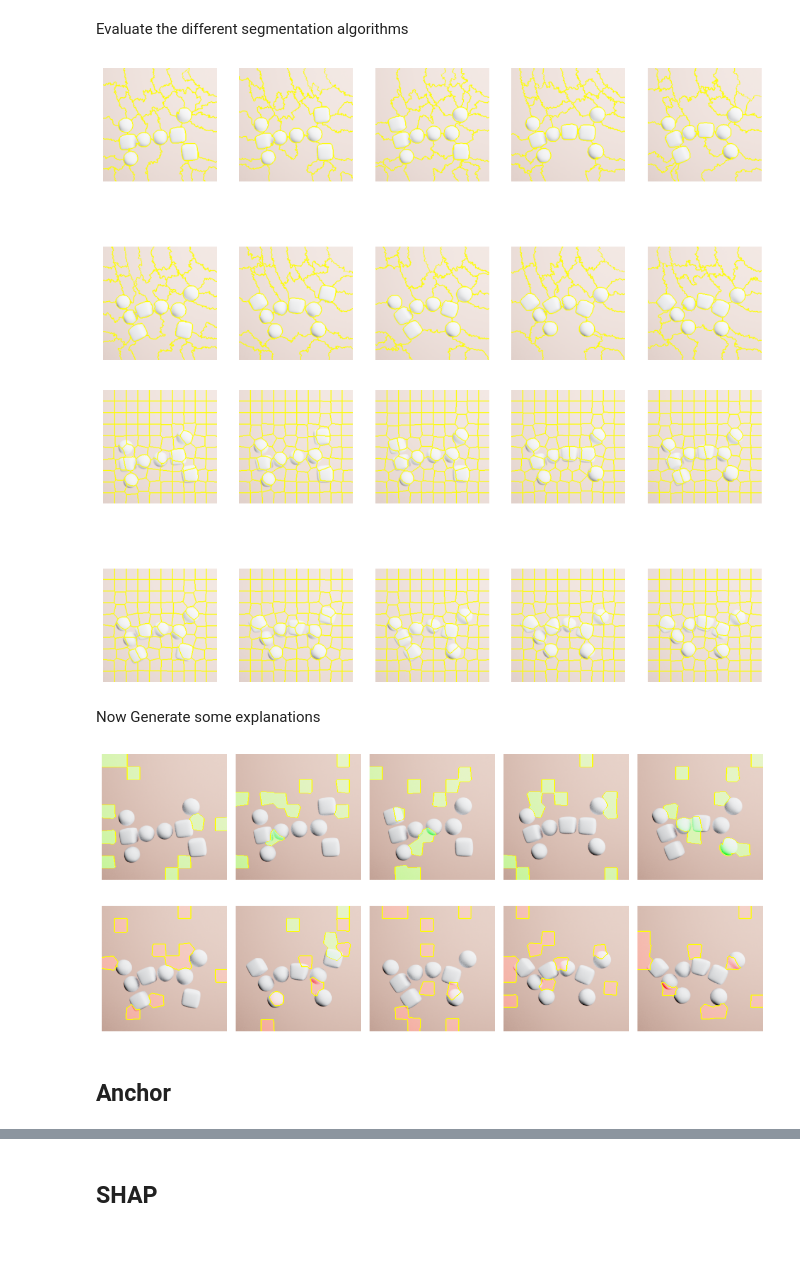
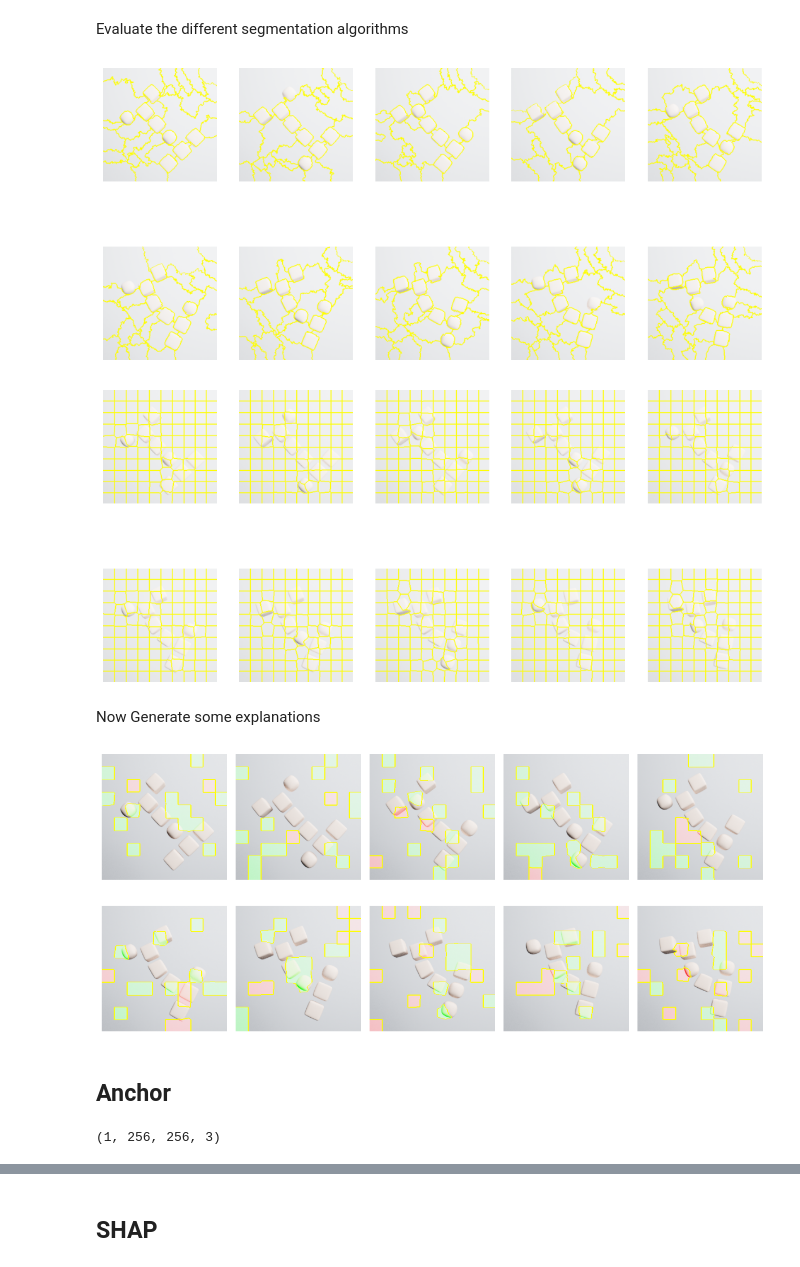
Before and after one commit to davidsjohnson/blockies-xai, a Jupyter notebook: simple_blockies_xai.ipynb, the cells around one changed output, grey strips where cells are left out. Drawn from its saved outputs; the diff is of its cells as text; code cells hidden in the pictures.

Commit message:
Updates to XAI Experiments

```diff
--- a/simple_blockies_xai.ipynb
+++ b/simple_blockies_xai.ipynb
@@ -396,7 +392,7 @@ for i, img in enumerate(notill_imgs):
 for i, img in enumerate(ill_imgs):
     axes[1, i].imshow(img)
     axes[1, i].axis('off')
-    axes[1, i].set_title(f'Ill - Bending: {ill_samples.iloc[i].arm_position:.2f}')
+    axes[1, i].set_title(f'Ill - Bending: {ill_samples.iloc[i].bending:.2f}')
 plt.tight_layout()
 plt.show()
 # %% [output]
@@ -438,4 +406,17 @@ xai_exp_subset
 # %%
+# sample a blocky from the main xai dataset
+bid = xai_df.sample(1, random_state=random_state+2).id.values[0]
+print(f"Blocky ID: {bid}")
+
+# load the corresponding set of blockies (features and images) from the experimental dataset
+# these are the bending examples with progressive bending
+
+xai_exp_subset = utils.get_progressive_blockies(bid, xai_exp_df, feature_name='bending')
+paths = xai_exp_subset.filename.apply(lambda x: ds_dir / 'xai_experimental' / x)
+xai_exp_imgs = utils.load_imgs(paths)
+
+display(xai_exp_subset[['obj_name', 'ill'] +imp_features])
+
 # bend threshold is 0.2 for determining ill samples
 axes = plt.subplots(2, 5, figsize=(12.5, 6))[1]
 for i, ((idx, row), img, ax) in enumerate(zip(xai_exp_subset.iterrows(), xai_exp_imgs, axes.flatten())):
@@ -448,4 +429,8 @@ for i, ((idx, row), img, ax) in enumerate(zip(xai_exp_subset.iterrows(), xai_exp
 
     ax.axis('off')
     ax.set_title(f'Bending: {row.bending:.2f}')
+plt.show()
+
+avg_color = np.mean(xai_exp_imgs, axis=(0, 1, 2)).tolist()
+print(avg_color)
 # %% [output]
@@ -500,8 +498,8 @@ for i, ax in enumerate(axes):
     display_blocky(mark_boundaries(xai_exp_imgs[i] / 2 + 0.5, out), ax=ax)
 plt.show()
 # %% [output]
-[figure, old version]
+[figure, new version]
-[figure, old version]
+[figure, new version]
 # %% [markdown]
 Now Generate some explanations
 # %%
@@ -512,6 +510,7 @@ def f(x):
       out = transform(img)
       tensors.append(out)
     tensors = torch.stack(tensors).to(device)
+    model.to(torch.float) # grad-cam changes model to double for some reason (so changing it back for multiple notebook runs)
     with torch.no_grad():
         y = model(tensors)
     return F.softmax(y, dim=1).cpu().numpy()
@@ -523,20 +522,20 @@ lime_explanations = []
 for img in xai_exp_imgs:
     exp = lime_explainer.explain_instance(img,
                                           classifier_fn = f,
-                                          top_labels=1, hide_color=0, num_samples=1000,
+                                          top_labels=1, hide_color=avg_color, num_samples=1000,
                                           segmentation_fn=segmenter_2)
     lime_explanations.append(exp)
 # %%
 fig, axes = plt.subplots(2, 5, figsize=(12, 6))
 axes = axes.flatten()
 
 for i, (idx, explanation, ax) in enumerate(zip(xai_exp_imgs, lime_explanations, axes)):
-    temp, mask = explanation.get_image_and_mask(explanation.top_labels[0], positive_only=False, num_features=10, hide_rest=False)
+    temp, mask = explanation.get_image_and_mask(explanation.top_labels[0], positive_only=False, num_features=15, hide_rest=False)
     display_blocky(mark_boundaries(temp, mask), ax)
 plt.tight_layout()
 plt.show()
 # %% [output]
-[figure, old version]
+[figure, new version]
 # %% [markdown]
 ## Anchor
 # %%
@@ -545,9 +544,13 @@ from alibi.explainers import AnchorImage
 image_shape = (224, 224, 3)
 segmentation_fn = 'slic'
 kwargs = {'n_segments': 50, 'compactness': 25, 'sigma': 1}
-avg_img = np.ones_like(xai_exp_imgs[0]) * np.mean(xai_exp_imgs, axis=(0, 1, 2))
-avg_img = avg_img.transpose(2, 0, 1)
+avg_img = np.ones_like(xai_exp_imgs[0]) * avg_color
+avg_img = avg_img[np.newaxis, ...]
+print(avg_img.shape)
+
 anchor_explainer = AnchorImage(f, image_shape, segmentation_fn=segmentation_fn,
-                              segmentation_kwargs=kwargs, images_background=None)
+                              segmentation_kwargs=kwargs, images_background=avg_img)
+# %% [output]
+(1, 256, 256, 3)
 # %%
 anchor_explanations = []
```
Also changed, not shown: parts of 11 cells of this notebook.
